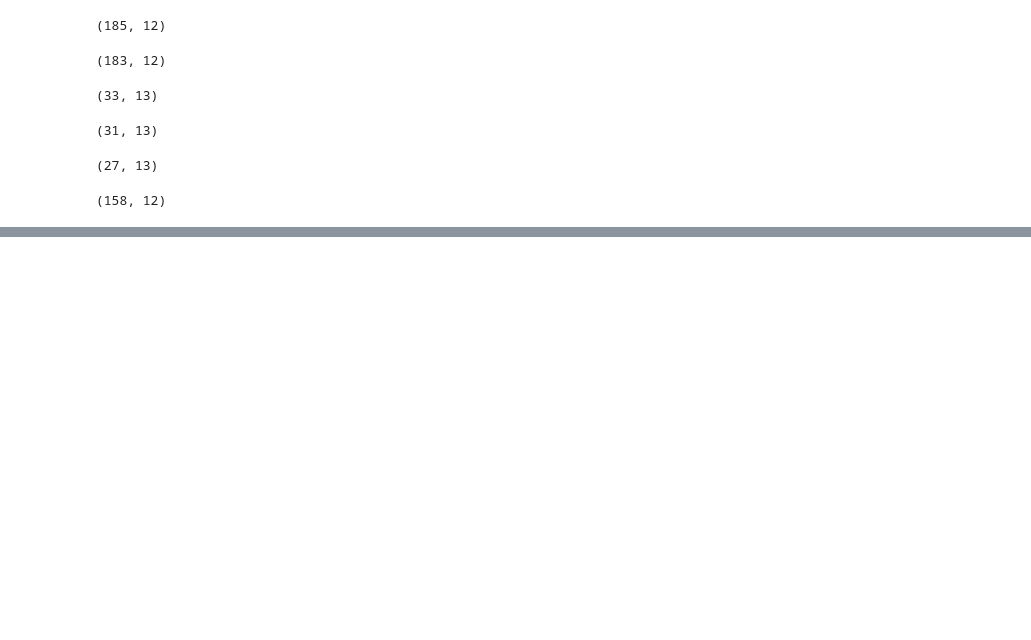
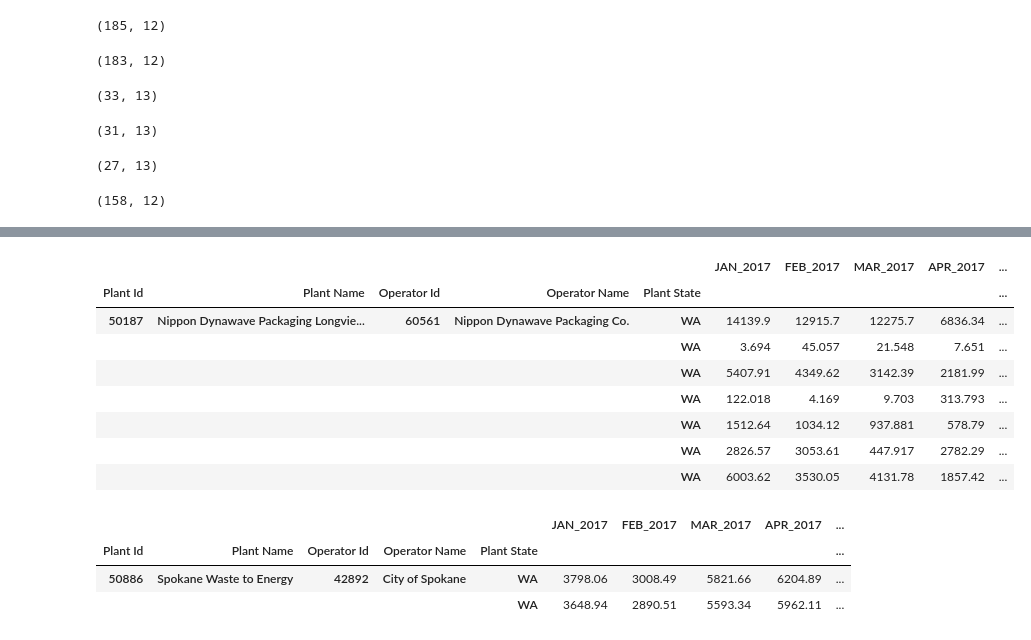
Before and after one commit to xingliuUT/battery_planner, a Jupyter notebook: import_data.ipynb, the cells around one changed output, grey strips where cells are left out. Cells and saved outputs as stored; diff of their text form; code cells hidden in the pictures; blank space fills up the shorter version.

Commit message:
feat: find time series data for a specific plant

```diff
--- a/import_data.ipynb
+++ b/import_data.ipynb
@@ -281,7 +281,7 @@ df2007_new.head()
 # %%
 def unique_by_state(raw_df):
     df = raw_df.iloc[raw_df.index.get_level_values('Plant State') == 'WA',:]
-    df.groupby(level=[0, 1, 2, 3, 4]).sum()
+    df.groupby(level = 0).sum()
     return df
 # %%
 df2017_unique = unique_by_state(df2017_new)
@@ -340,0 +382,19 @@ df2007_unique.shape
+# %%
+df2017_unique.loc[df2017_unique.index.get_level_values('Plant Id') == 50187, :]
+# %% [output]
+|  |  |  |  |  | JAN_2017 | FEB_2017 | MAR_2017 | APR_2017 | ... |
+| Plant Id | Plant Name | Operator Id | Operator Name | Plant State |  |  |  |  | ... |
+| 50187 | Nippon Dynawave Packaging Longvie... | 60561 | Nippon Dynawave Packaging Co. | WA | 14139.9 | 12915.7 | 12275.7 | 6836.34 | ... |
+|  |  |  |  | WA | 3.694 | 45.057 | 21.548 | 7.651 | ... |
+|  |  |  |  | WA | 5407.91 | 4349.62 | 3142.39 | 2181.99 | ... |
+|  |  |  |  | WA | 122.018 | 4.169 | 9.703 | 313.793 | ... |
+|  |  |  |  | WA | 1512.64 | 1034.12 | 937.881 | 578.79 | ... |
+|  |  |  |  | WA | 2826.57 | 3053.61 | 447.917 | 2782.29 | ... |
+|  |  |  |  | WA | 6003.62 | 3530.05 | 4131.78 | 1857.42 | ... |
+# %%
+df2017_unique.loc[df2017_unique.index.get_level_values('Plant Id') == 50886, :]
+# %% [output]
+|  |  |  |  |  | JAN_2017 | FEB_2017 | MAR_2017 | APR_2017 | ... |
+| Plant Id | Plant Name | Operator Id | Operator Name | Plant State |  |  |  |  | ... |
+| 50886 | Spokane Waste to Energy | 42892 | City of Spokane | WA | 3798.06 | 3008.49 | 5821.66 | 6204.89 | ... |
+|  |  |  |  | WA | 3648.94 | 2890.51 | 5593.34 | 5962.11 | ... |
```
Also changed, not shown: parts of 23 cells of this notebook.
